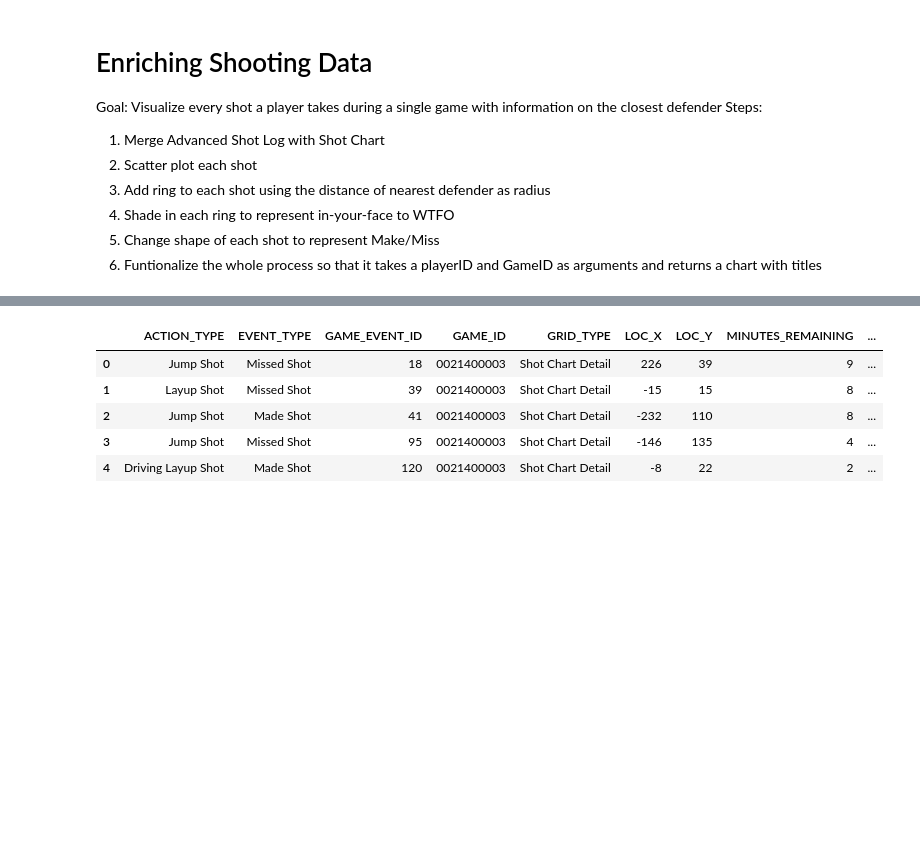
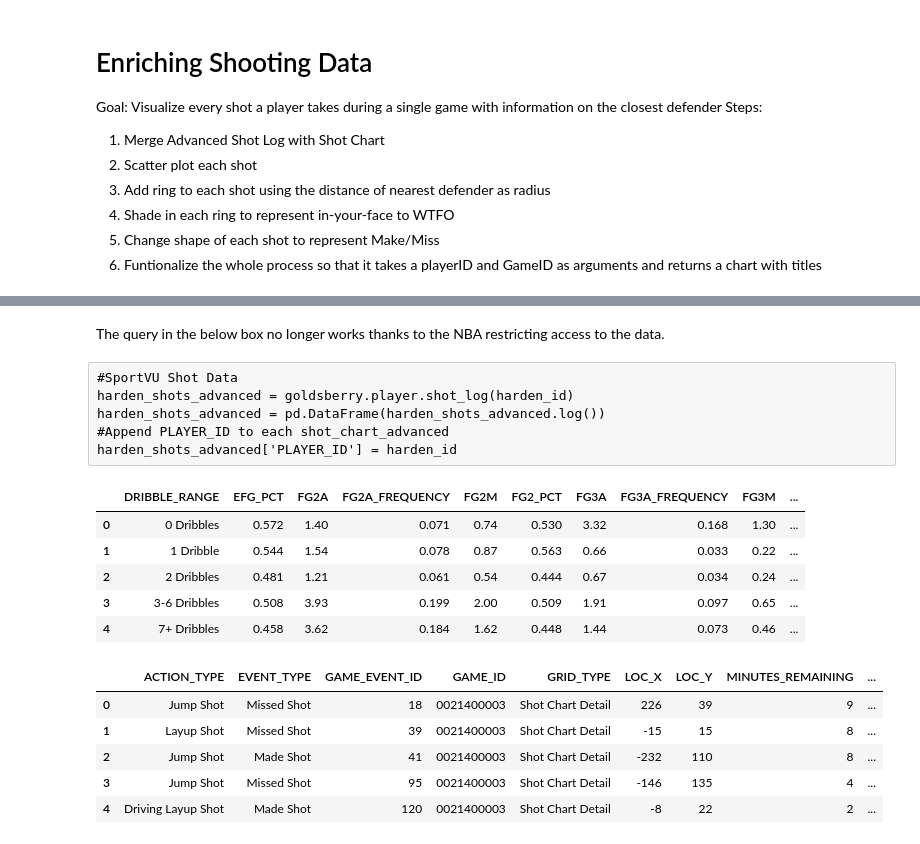
Before and after one commit to bradleyfay/py-Goldsberry, a Jupyter notebook: docs/Enriching Shooting Data.ipynb, the cells around one changed output, grey strips where cells are left out. Drawn from its saved outputs; the diff is of its cells as text; code cells hidden in the pictures; blank space fills up the shorter version.

```diff
--- a/docs/Enriching Shooting Data.ipynb
+++ b/docs/Enriching Shooting Data.ipynb
@@ -38,3 +50,22 @@ harden_shots_advanced['PLAYER_ID'] = harden_id
+# %% [markdown]
+The query in the below box no longer works thanks to the NBA restricting access to the data.
+# %% [raw]
+#SportVU Shot Data
+harden_shots_advanced = goldsberry.player.shot_log(harden_id)
+harden_shots_advanced = pd.DataFrame(harden_shots_advanced.log())
+#Append PLAYER_ID to each shot_chart_advanced
+harden_shots_advanced['PLAYER_ID'] = harden_id
+# %%
+dashboard = goldsberry.player.shot_dashboard(harden_id)
+# %%
+pd.DataFrame(dashboard.dribble())
+# %% [output]
+|  | DRIBBLE_RANGE | EFG_PCT | FG2A | FG2A_FREQUENCY | FG2M | FG2_PCT | FG3A | FG3A_FREQUENCY | FG3M | ... |
+| 0 | 0 Dribbles | 0.572 | 1.40 | 0.071 | 0.74 | 0.530 | 3.32 | 0.168 | 1.30 | ... |
+| 1 | 1 Dribble | 0.544 | 1.54 | 0.078 | 0.87 | 0.563 | 0.66 | 0.033 | 0.22 | ... |
+| 2 | 2 Dribbles | 0.481 | 1.21 | 0.061 | 0.54 | 0.444 | 0.67 | 0.034 | 0.24 | ... |
+| 3 | 3-6 Dribbles | 0.508 | 3.93 | 0.199 | 2.00 | 0.509 | 1.91 | 0.097 | 0.65 | ... |
+| 4 | 7+ Dribbles | 0.458 | 3.62 | 0.184 | 1.62 | 0.448 | 1.44 | 0.073 | 0.46 | ... |
 # %%
 #Sort XY Shots and Assign a Shot Number
 #ShotNumber will be used to merge the two datasets.
```
Also changed, not shown: parts of 18 cells of this notebook.
